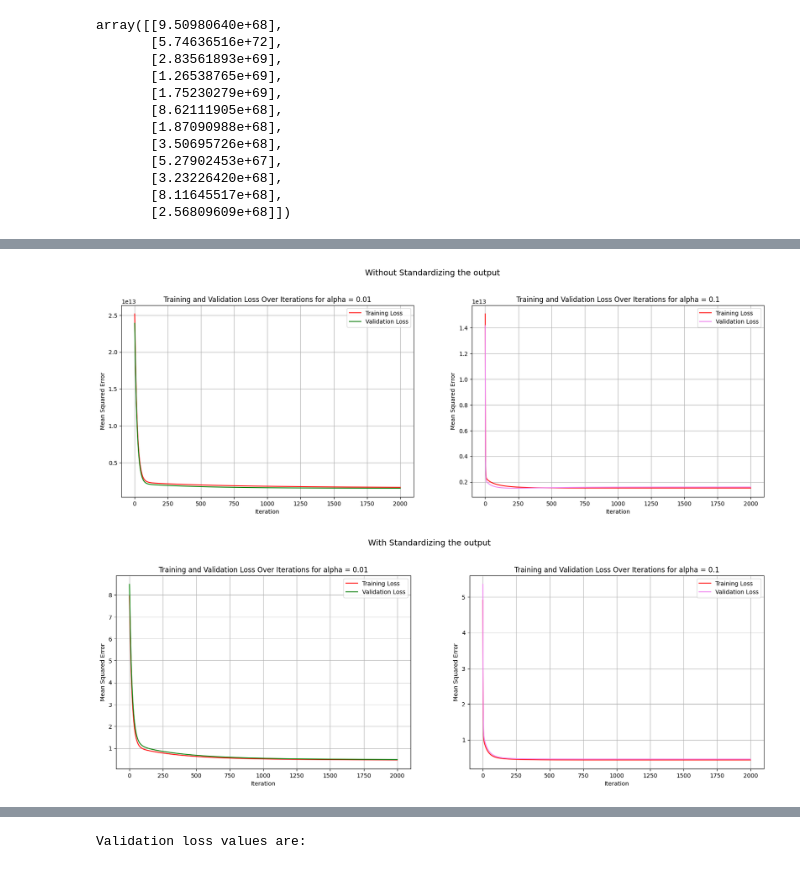
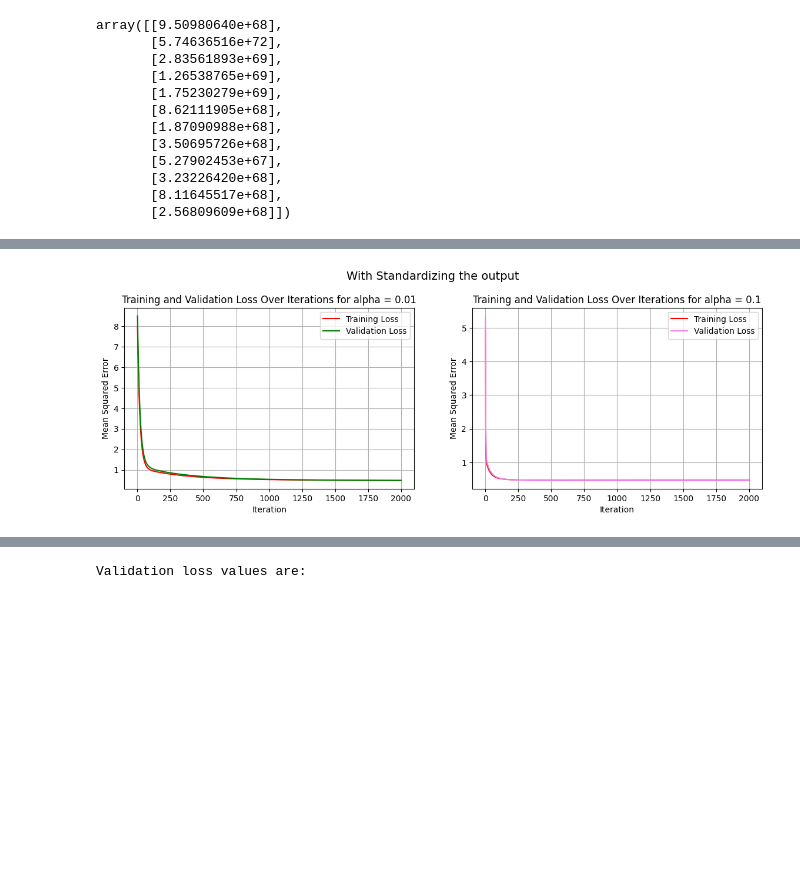
Before and after one commit to UmaNagirireddi/ML_Assignment2, a Jupyter notebook: ML_AST2.ipynb, the cells around one changed output, grey strips where cells are left out. Saved outputs shown, nothing was run; the diff lists cells and outputs as text; code cells hidden in the pictures; blank space fills up the shorter version.

```diff
--- a/ML_AST2.ipynb
+++ b/ML_AST2.ipynb
@@ -282,60 +255,35 @@ thetaAlphaStandard_1, trainLossAlphaStandard_1, valLossAlphaStandard_1 = linearR
                                                                                        xTestStandard,
                                                                                        yTestStandard ,2000, alpha = 0.1)
 # %%
-plt.figure(figsize=(20, 6))
-
-plt.subplot(1, 2, 1)
-plt.plot(range(1, len(trainLossAlphaStandardInput) + 1), trainLossAlphaStandardInput, color='red', label = 'Training Loss')
-plt.plot(range(1, len(valLossAlphaStandardInput) + 1), valLossAlphaStandardInput, color='Green', label = 'Validation Loss')
-plt.xlabel("Iteration")
-plt.ylabel("Mean Squared Error")
-plt.title("Training and Validation Loss Over Iterations for alpha = 0.01")
-plt.grid()
-plt.legend()
 
 
-middle_x = 0.5
-middle_y = 1
-plt.figtext(middle_x, middle_y, 'Without Standardizing the output', ha='center', fontsize=14)
-
-plt.subplot(1, 2, 2)
-plt.plot(range(1, len(trainLossAlphaStandardInput_1) + 1), trainLossAlphaStandardInput_1, color='red', label = 'Training Loss')
-plt.plot(range(1, len(valLossAlphaStandardInput_1) + 1), valLossAlphaStandardInput_1, color='violet', label = 'Validation Loss')
-plt.xlabel("Iteration")
-plt.ylabel("Mean Squared Error")
-plt.title("Training and Validation Loss Over Iterations for alpha = 0.1")
-plt.legend()
-plt.grid()
-plt.show()
-
-plt.figure(figsize=(20, 6))
+plt.figure(figsize=(14, 4))
 
 plt.subplot(1, 2, 1)
 plt.plot(range(1, len(trainLossAlphaStandard) + 1), trainLossAlphaStandard, color='red', label = 'Training Loss')
 plt.plot(range(1, len(valLossAlphaStandard) + 1), valLossAlphaStandard, color='Green', label = 'Validation Loss')
 plt.xlabel("Iteration")
 plt.ylabel("Mean Squared Error")
 plt.title("Training and Validation Loss Over Iterations for alpha = 0.01")
 plt.grid()
 plt.legend()
 
 middle_x = 0.5  # X-coordinate for the middle of the subplots
 middle_y = 1 # Y-coordinate for the middle title
 plt.figtext(middle_x, middle_y, 'With Standardizing the output', ha='center', fontsize=14)
 
 
 plt.subplot(1, 2, 2)
 plt.plot(range(1, len(trainLossAlphaStandard_1) + 1), trainLossAlphaStandard_1, color='red', label = 'Training Loss')
 plt.plot(range(1, len(valLossAlphaStandard_1) + 1), valLossAlphaStandard_1, color='violet', label = 'Validation Loss')
 plt.xlabel("Iteration")
 plt.ylabel("Mean Squared Error")
 plt.title("Training and Validation Loss Over Iterations for alpha = 0.1")
 plt.legend()
 plt.grid()
 plt.show()
 # %% [output]
-[figure, old version]
+[figure, new version]
-[figure, removed]
 # %%
 trainLossAlphaNormal[-1], trainLossAlphaNormal_1[-1], trainLossAlphaStandard[-1], trainLossAlphaStandard_1[-1]
 # %% [output]
```
Also changed, not shown: parts of 17 cells of this notebook.
